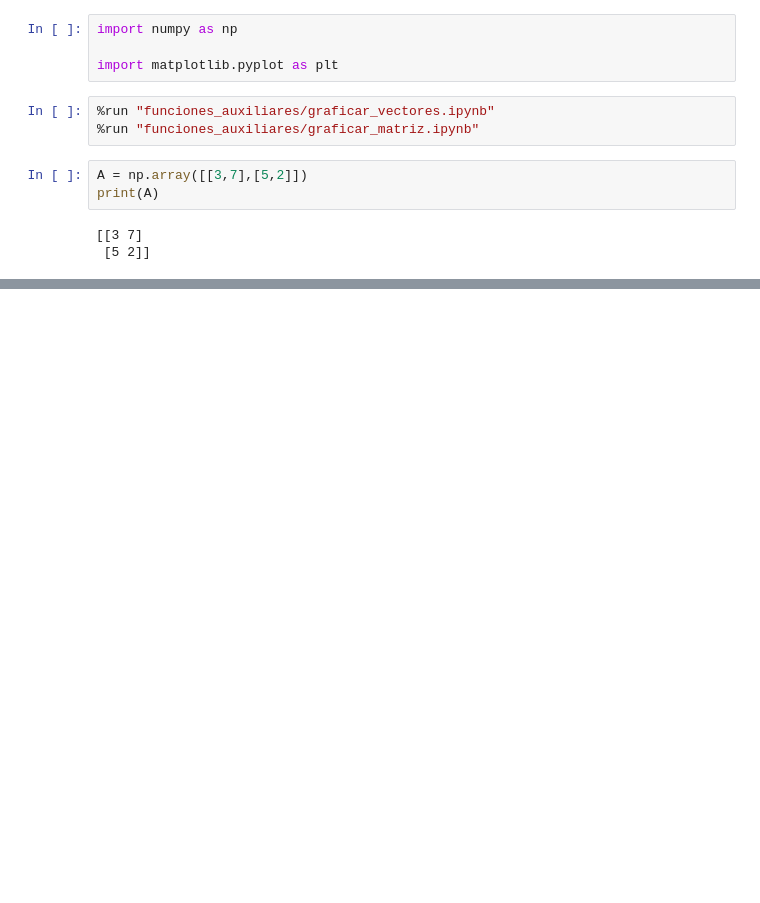
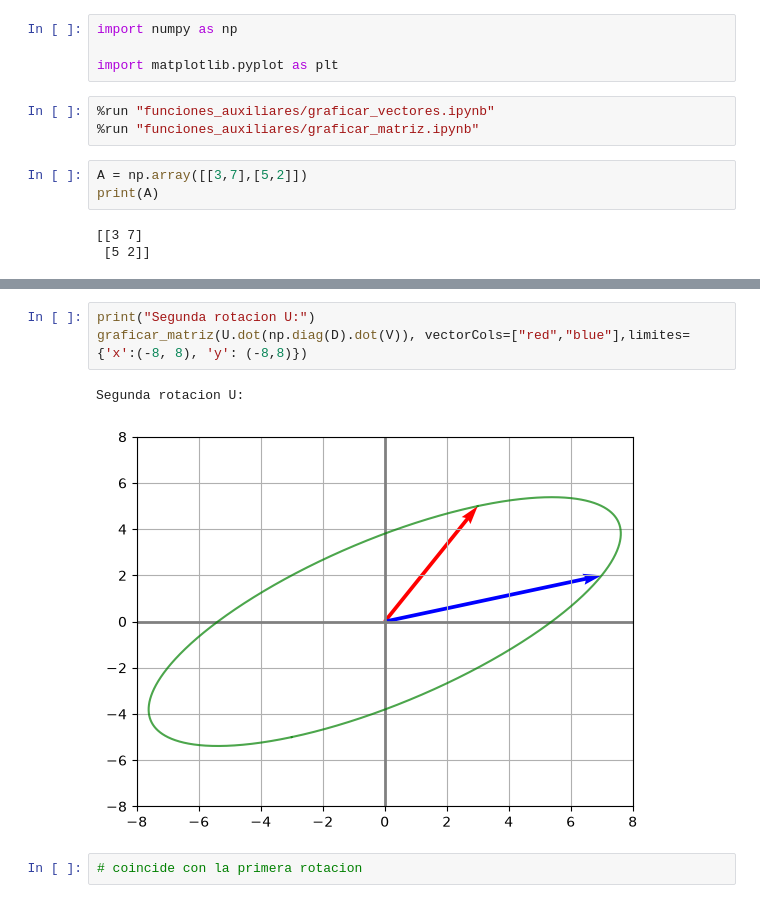
Before and after one commit to dapt4/data_science_career_and_ml_deep_learning, a Jupyter notebook: resto_de_clases/c_06_transformaciones_lineales_con_matrices-efectos_en_el_círculo_unitario.ipynb, the cells around one changed output, grey strips where cells are left out. Cells and saved outputs as stored; diff of their text form; blank space fills up the shorter version.

```diff
--- a/resto_de_clases/c_06_transformaciones_lineales_con_matrices-efectos_en_el_círculo_unitario.ipynb
+++ b/resto_de_clases/c_06_transformaciones_lineales_con_matrices-efectos_en_el_círculo_unitario.ipynb
@@ -29,0 +46,8 @@ cirvulo unitario transformado:
+# %%
+print("Segunda rotacion U:")
+graficar_matriz(U.dot(np.diag(D).dot(V)), vectorCols=["red","blue"],limites={'x':(-8, 8), 'y': (-8,8)})
+# %% [output]
+Segunda rotacion U:
+[figure, added]
+# %%
+# coincide con la primera rotacion
```
Also changed, not shown: parts of 5 cells of this notebook, 3 other files.
